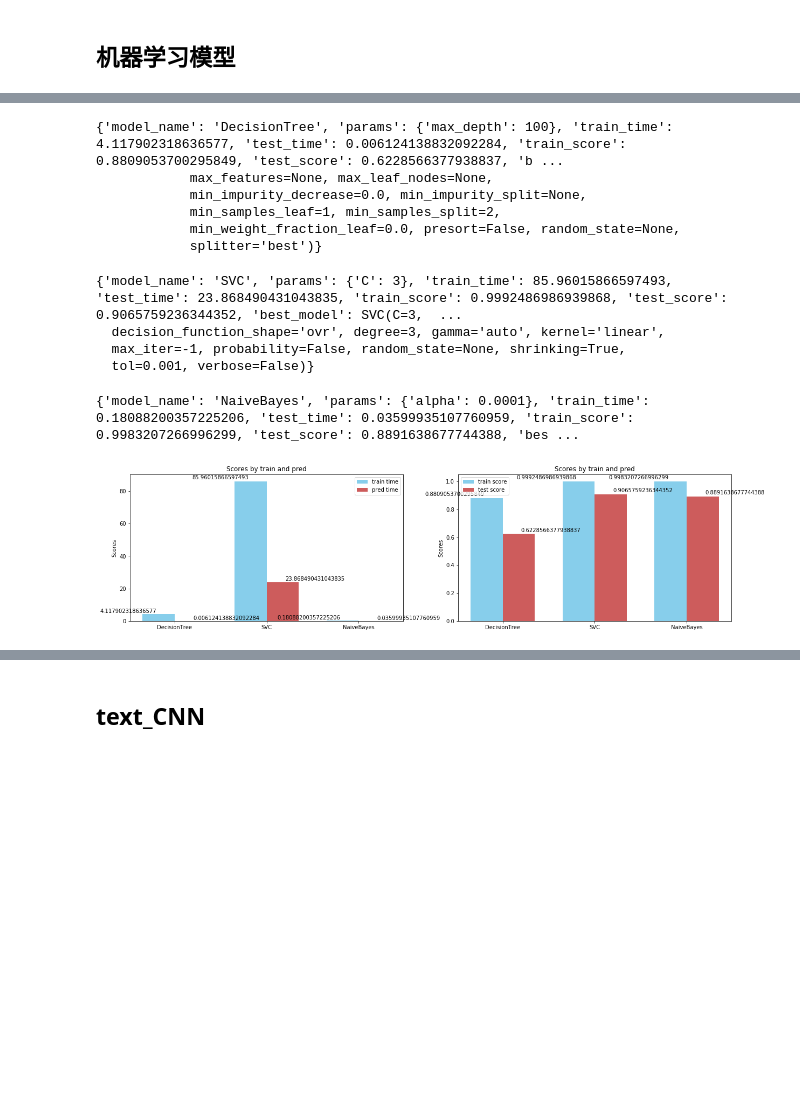
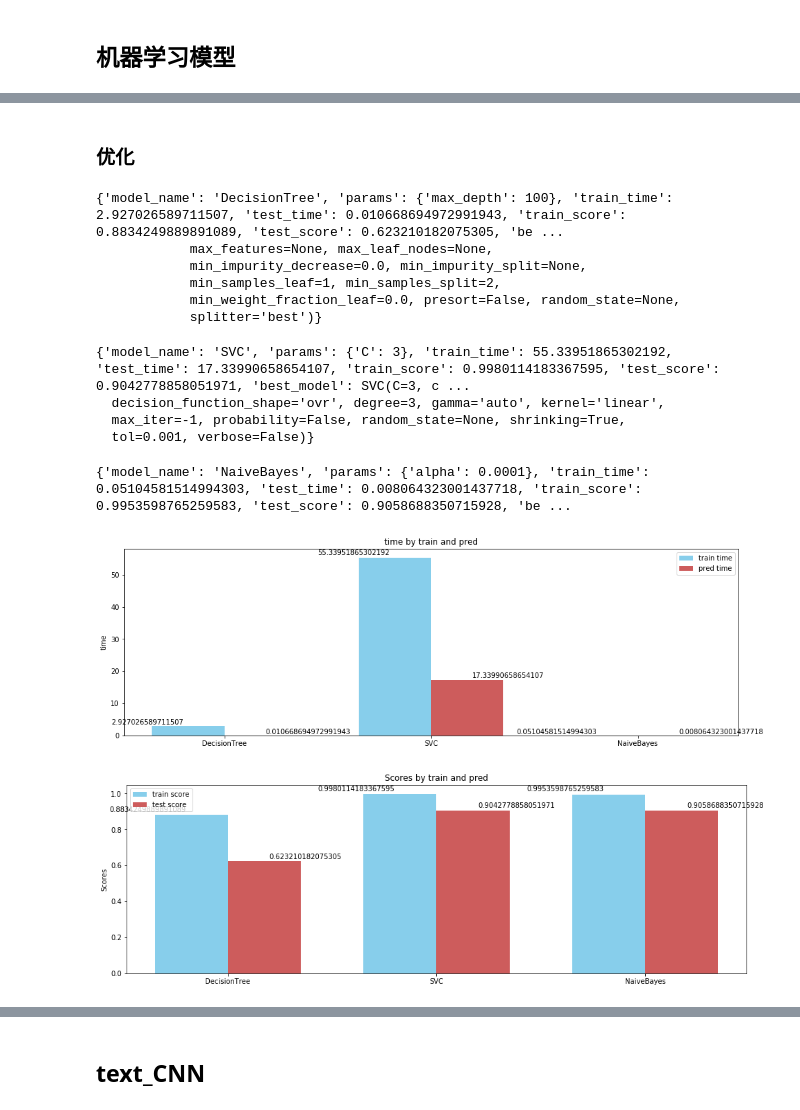
Before and after one commit to TylerAC/ud_machine_learning, a Jupyter notebook: document_classification/document_classification.ipynb, the cells around one changed output, grey strips where cells are left out. Drawn from its saved outputs; the diff is of its cells as text; code cells hidden in the pictures; blank space fills up the shorter version.

```diff
--- a/document_classification/document_classification.ipynb
+++ b/document_classification/document_classification.ipynb
@@ -7,8 +7,9 @@ from sklearn.model_selection import train_test_split
 # %% [markdown]
 ### 数据准备
 # %%
-news_groups_train = fetch_20newsgroups(data_home='.', subset='train', remove=())
-news_groups_test = fetch_20newsgroups(data_home='.', subset='test', remove=())
+remove = ()
+news_groups_train = fetch_20newsgroups(data_home='.', subset='train', remove=remove)
+news_groups_test = fetch_20newsgroups(data_home='.', subset='test', remove=remove)
 x_train, y_train = news_groups_train.data, news_groups_train.target
 x_sp_train, x_sp_val, y_sp_train, y_sp_val = train_test_split(x_train, y_train, test_size=0.2, random_state=0)
 x_test, y_test = news_groups_test.data, news_groups_test.target
@@ -279,3 +269,5 @@ show_performance(gnb, tfidf_x_sp_train, y_sp_train, tfidf_x_sp_val, y_sp_val)
+# %% [markdown]
+### 优化
 # %%
 #refer: http://scikit-learn.org/stable/modules/generated/sklearn.model_selection.GridSearchCV.html
 from sklearn.model_selection import GridSearchCV
@@ -283,12 +275,16 @@ from sklearn.tree import DecisionTreeClassifier
 from sklearn.svm import SVC
 from sklearn.naive_bayes import MultinomialNB
 from multiprocessing import cpu_count
+from sklearn import feature_selection
 
+fs = feature_selection.SelectPercentile(feature_selection.chi2, percentile=40)
 def show_performance_with_gscv(name, model, x_train, y_train, params):
     results = {}
     results['model_name'] = name
-    gscv = GridSearchCV(model, params, n_jobs=cpu_count()-1, return_train_score=True)
-    gscv.fit(x_train, y_train)
+    gscv = GridSearchCV(model, params, cv=3, n_jobs=cpu_count()-1, return_train_score=True)
+    x_train_fs = fs.fit_transform(x_train, y_train)
+
+    gscv.fit(x_train_fs, y_train)
 
     results['params'] = gscv.best_params_
     results['train_time'] = np.mean(gscv.cv_results_['mean_fit_time'])
@@ -304,7 +300,7 @@ params = {'max_depth': [1, 10, 50, 100]}
 rs_dt = show_performance_with_gscv('DecisionTree', DecisionTreeClassifier(), tfidf_x_train, y_train, params)
 print(rs_dt)
 # %% [output]
-{'model_name': 'DecisionTree', 'params': {'max_depth': 100}, 'train_time': 4.117902318636577, 'test_time': 0.006124138832092284, 'train_score': 0.8809053700295849, 'test_score': 0.6228566377938837, 'b ...
+{'model_name': 'DecisionTree', 'params': {'max_depth': 100}, 'train_time': 2.927026589711507, 'test_time': 0.010668694972991943, 'train_score': 0.8834249889891089, 'test_score': 0.623210182075305, 'be ...
             max_features=None, max_leaf_nodes=None,
             min_impurity_decrease=0.0, min_impurity_split=None,
             min_samples_leaf=1, min_samples_split=2,
@@ -315,7 +311,7 @@ params = {'C': [0.1, 1, 3]}
 rs_svc = show_performance_with_gscv('SVC', SVC(kernel='linear'), tfidf_x_train, y_train, params)
 print(rs_svc)
 # %% [output]
-{'model_name': 'SVC', 'params': {'C': 3}, 'train_time': 85.96015866597493, 'test_time': 23.868490431043835, 'train_score': 0.9992486986939868, 'test_score': 0.9065759236344352, 'best_model': SVC(C=3,  ...
+{'model_name': 'SVC', 'params': {'C': 3}, 'train_time': 55.33951865302192, 'test_time': 17.33990658654107, 'train_score': 0.9980114183367595, 'test_score': 0.9042778858051971, 'best_model': SVC(C=3, c ...
   decision_function_shape='ovr', degree=3, gamma='auto', kernel='linear',
   max_iter=-1, probability=False, random_state=None, shrinking=True,
   tol=0.001, verbose=False)}
@@ -324,7 +320,7 @@ params = {'alpha': [0.0001, 0.5, 0.95]}
 rs_nb = show_performance_with_gscv('NaiveBayes', MultinomialNB(), tfidf_x_train, y_train, params)
 print(rs_nb)
 # %% [output]
-{'model_name': 'NaiveBayes', 'params': {'alpha': 0.0001}, 'train_time': 0.18088200357225206, 'test_time': 0.03599935107760959, 'train_score': 0.9983207266996299, 'test_score': 0.8891638677744388, 'bes ...
+{'model_name': 'NaiveBayes', 'params': {'alpha': 0.0001}, 'train_time': 0.05104581514994303, 'test_time': 0.008064323001437718, 'train_score': 0.9953598765259583, 'test_score': 0.9058688350715928, 'be ...
 # %%
 def autolabel(ax, rects, xpos='center'):
         """
@@ -337,55 +333,58 @@ def autolabel(ax, rects, xpos='center'):
         xpos = xpos.lower()  # normalize the case of the parameter
         ha = {'center': 'center', 'right': 'left', 'left': 'right'}
         offset = {'center': 0.5, 'right': 0.57, 'left': 0.43}  # x_txt = x + w*off
 
         for rect in rects:
             height = rect.get_height()
             ax.text(rect.get_x() + rect.get_width()*offset[xpos], 1.01*height,
                     '{}'.format(height), ha=ha[xpos], va='bottom')
 
 def show_metrics(rs_dt, rs_svc, rs_nb):
 #     https://matplotlib.org/gallery/lines_bars_and_markers/barchart.html#sphx-glr-gallery-lines-bars-and-markers-barchart-py
 
     train_time = (rs_dt['train_time'], rs_svc['train_time'], rs_nb['train_time'])
     tes_time = (rs_dt['test_time'], rs_svc['test_time'], rs_nb['test_time'])
 
     train_score = (rs_dt['train_score'], rs_svc['train_score'], rs_nb['train_score'])
     test_score = (rs_dt['test_score'], rs_svc['test_score'], rs_nb['test_score'])
 
     ind = np.arange(len(train_time))  # the x locations for the groups
     width = 0.35  # the width of the bars
 
-    fig, ax = plt.subplots(1, 2, figsize = (20,5))
-    rects1 = ax[0].bar(ind - width/2, train_time, width,
+    fig, ax0 = plt.subplots(1, 1, figsize = (16,5))
+
+    rects1 = ax0.bar(ind - width/2, train_time, width,
                     color='SkyBlue', label='train time')
-    rects2 = ax[0].bar(ind + width/2, tes_time, width,
+    rects2 = ax0.bar(ind + width/2, tes_time, width,
                     color='IndianRed', label='pred time')
 
-    rects3 = ax[1].bar(ind - width/2, train_score, width,
+    # Add some text for labels, title and custom x-axis tick labels, etc.
+    ax0.set_ylabel('time')
+    ax0.set_title('time by train and pred')
+    ax0.set_xticks(ind)
+    ax0.set_xticklabels(('DecisionTree', 'SVC', 'NaiveBayes'))
+    ax0.legend()
+    autolabel(ax0, rects1, "left")
+    autolabel(ax0, rects2, "right")
+    plt.show()
+
+    fig, ax1 = plt.subplots(1, 1, figsize = (16,5))
+
+    rects3 = ax1.bar(ind - width/2, train_score, width,
                     color='SkyBlue', label='train score')
-    rects4 = ax[1].bar(ind + width/2, test_score, width,
+    rects4 = ax1.bar(ind + width/2, test_score, width,
                     color='IndianRed', label='test score')
-
-    # Add some text for labels, title and custom x-axis tick labels, etc.
-    ax[0].set_ylabel('Scores')
-    ax[0].set_title('Scores by train and pred')
-    ax[0].set_xticks(ind)
-    ax[0].set_xticklabels(('DecisionTree', 'SVC', 'NaiveBayes'))
-    ax[0].legend()
-    autolabel(ax[0], rects1, "left")
-    autolabel(ax[0], rects2, "right")
-
-    ax[1].set_ylabel('Scores')
-    ax[1].set_title('Scores by train and pred')
-    ax[1].set_xticks(ind)
-    ax[1].set_xticklabels(('DecisionTree', 'SVC', 'NaiveBayes'))
-    ax[1].legend()
-    autolabel(ax[1], rects3, "left")
-    autolabel(ax[1], rects4, "right")
-
+    ax1.set_ylabel('Scores')
+    ax1.set_title('Scores by train and pred')
+    ax1.set_xticks(ind)
+    ax1.set_xticklabels(('DecisionTree', 'SVC', 'NaiveBayes'))
+    ax1.legend()
+    autolabel(ax1, rects3, "left")
+    autolabel(ax1, rects4, "right")
     plt.show()
 
 show_metrics(rs_dt, rs_svc, rs_nb)
 # %% [output]
-[figure, old version]
+[figure, new version]
+[figure, added]
 # %%
```
Also changed, not shown: parts of 10 cells of this notebook, 14 other files.
